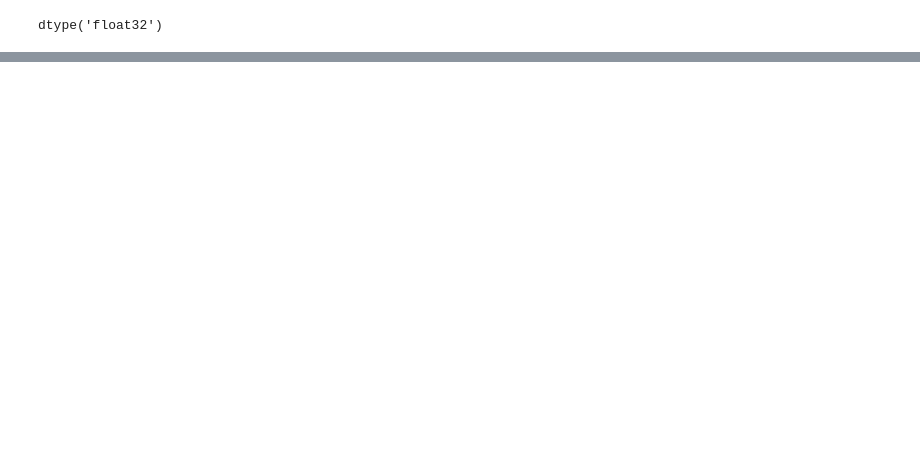
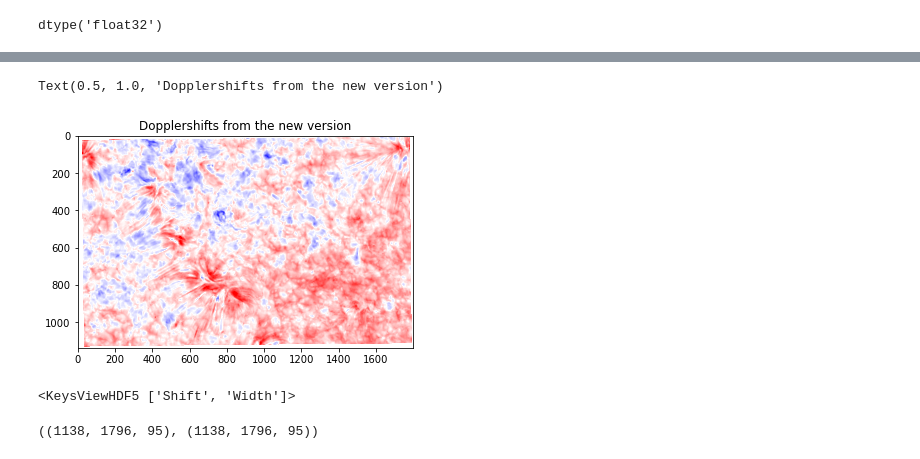
Before and after one commit to souvikita/CBP_spicule_mag, a Jupyter notebook: Line_widths.ipynb, the cells around one changed output, grey strips where cells are left out. Cells and saved outputs as stored; diff of their text form; code cells hidden in the pictures; blank space fills up the shorter version.

```diff
--- a/Line_widths.ipynb
+++ b/Line_widths.ipynb
@@ -213,0 +246,7 @@ lp.writeto(dpath_SST+'lc_widths_nb_4846_2021-08-04T09:56:50_scans=0-95.fcube', l
+# %%
+plt.imshow(lc_shifts_new*62,cmap='bwr',vmax=6,vmin=-6)
+plt.title('Dopplershifts from the new version')
+#plt.colorbar()
+# %% [output]
+Text(0.5, 1.0, 'Dopplershifts from the new version')
+[figure, added]
@@ -213,0 +256,4 @@ lp.writeto(dpath_SST+'lc_widths_nb_4846_2021-08-04T09:56:50_scans=0-95.fcube', l
+# %%
+hf.keys()
+# %% [output]
+<KeysViewHDF5 ['Shift', 'Width']>
@@ -213,0 +263,4 @@ lp.writeto(dpath_SST+'lc_widths_nb_4846_2021-08-04T09:56:50_scans=0-95.fcube', l
+# %%
+shift.shape, width.shape
+# %% [output]
+((1138, 1796, 95), (1138, 1796, 95))
```
Also changed, not shown: parts of 21 cells of this notebook.
